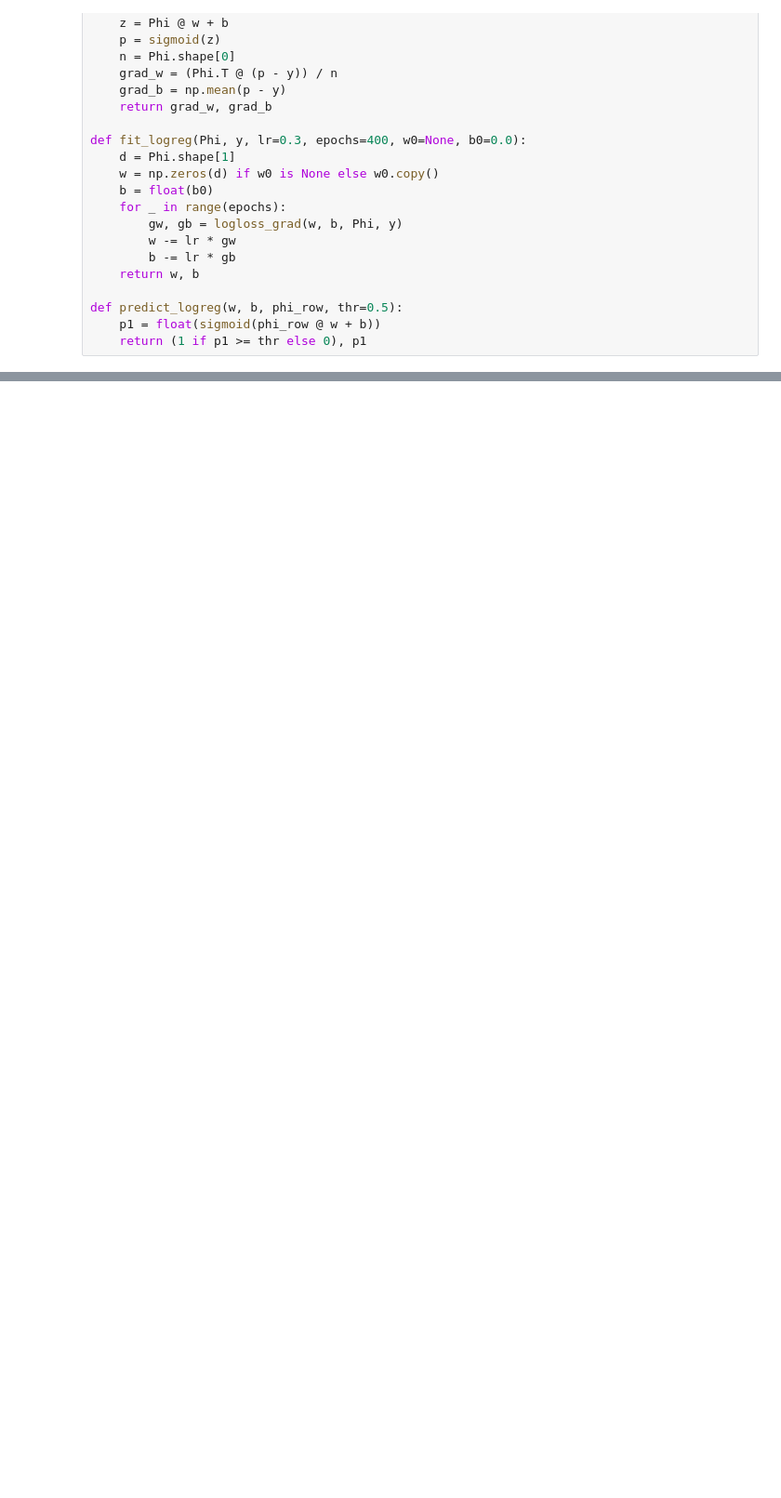
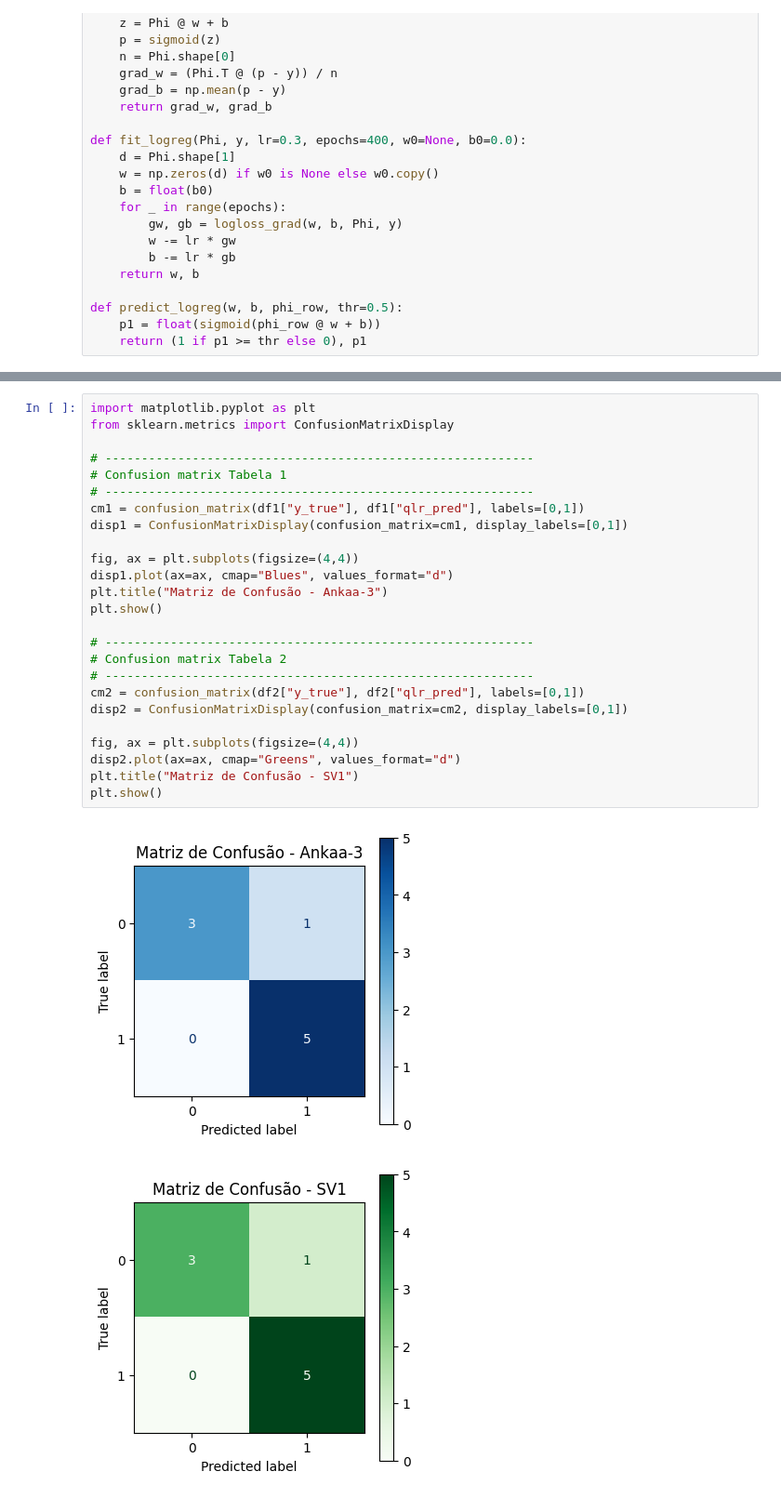
Before and after one commit to Sampa-USP/Catalysis, a Jupyter notebook: POC/logistic_regression_quantico.ipynb, the cells around one changed output, grey strips where cells are left out. Shown at 93% size. Cells and saved outputs as stored; diff of their text form; blank space fills up the shorter version.

```diff
--- a/POC/logistic_regression_quantico.ipynb
+++ b/POC/logistic_regression_quantico.ipynb
@@ -204,0 +205,28 @@ Confusion [rows=true 0,1 ; cols=pred 0,1]:
+# %%
+import matplotlib.pyplot as plt
+from sklearn.metrics import ConfusionMatrixDisplay
+
+# -----------------------------------------------------------
+# Confusion matrix Tabela 1
+# -----------------------------------------------------------
+cm1 = confusion_matrix(df1["y_true"], df1["qlr_pred"], labels=[0,1])
+disp1 = ConfusionMatrixDisplay(confusion_matrix=cm1, display_labels=[0,1])
+
+fig, ax = plt.subplots(figsize=(4,4))
+disp1.plot(ax=ax, cmap="Blues", values_format="d")
+plt.title("Matriz de Confusão - Ankaa-3")
+plt.show()
+
+# -----------------------------------------------------------
+# Confusion matrix Tabela 2
+# -----------------------------------------------------------
+cm2 = confusion_matrix(df2["y_true"], df2["qlr_pred"], labels=[0,1])
+disp2 = ConfusionMatrixDisplay(confusion_matrix=cm2, display_labels=[0,1])
+
+fig, ax = plt.subplots(figsize=(4,4))
+disp2.plot(ax=ax, cmap="Greens", values_format="d")
+plt.title("Matriz de Confusão - SV1")
+plt.show()
+# %% [output]
+[figure, added]
+[figure, added]
```
Also changed, not shown: parts of 5 cells of this notebook, 5 other files.
